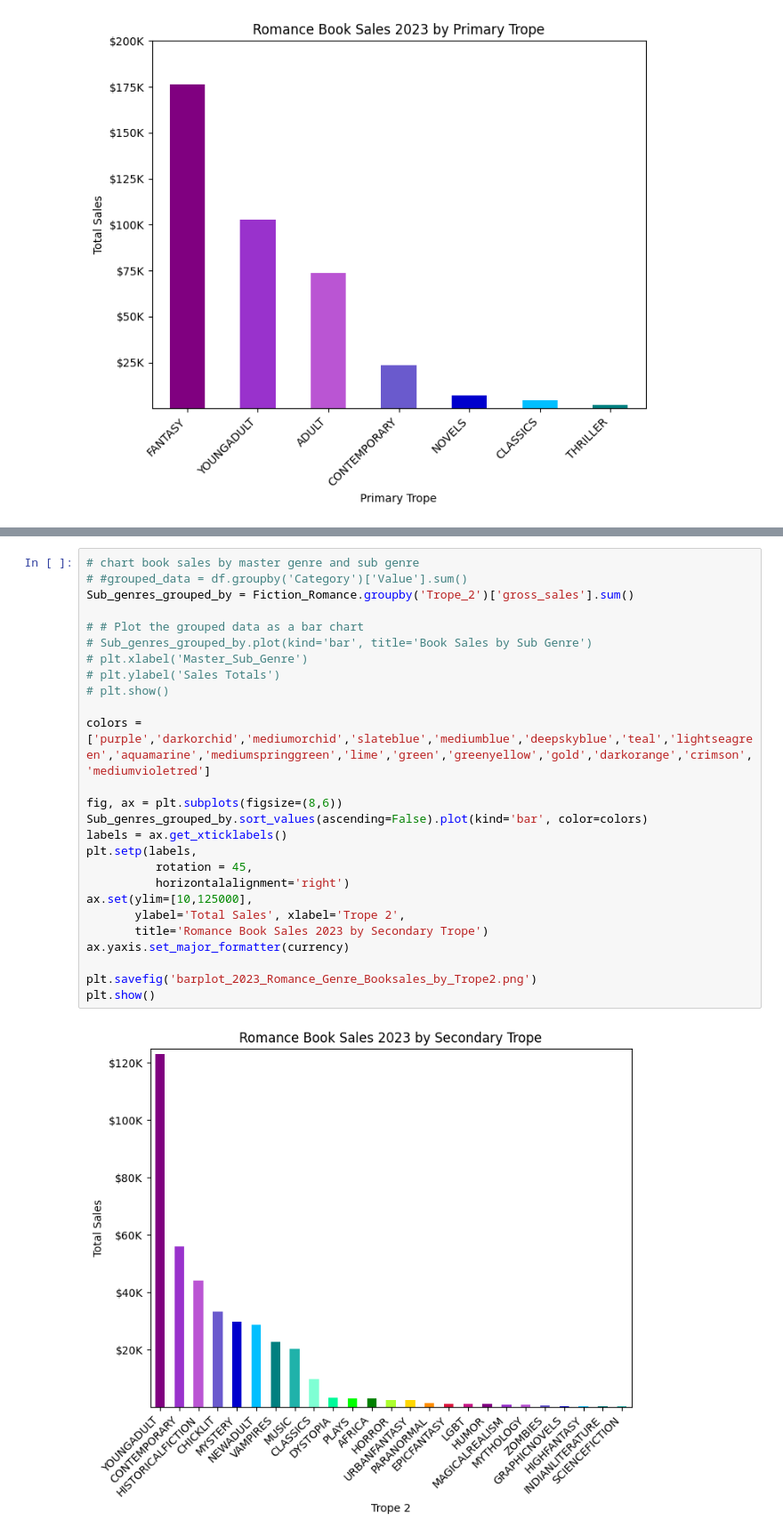
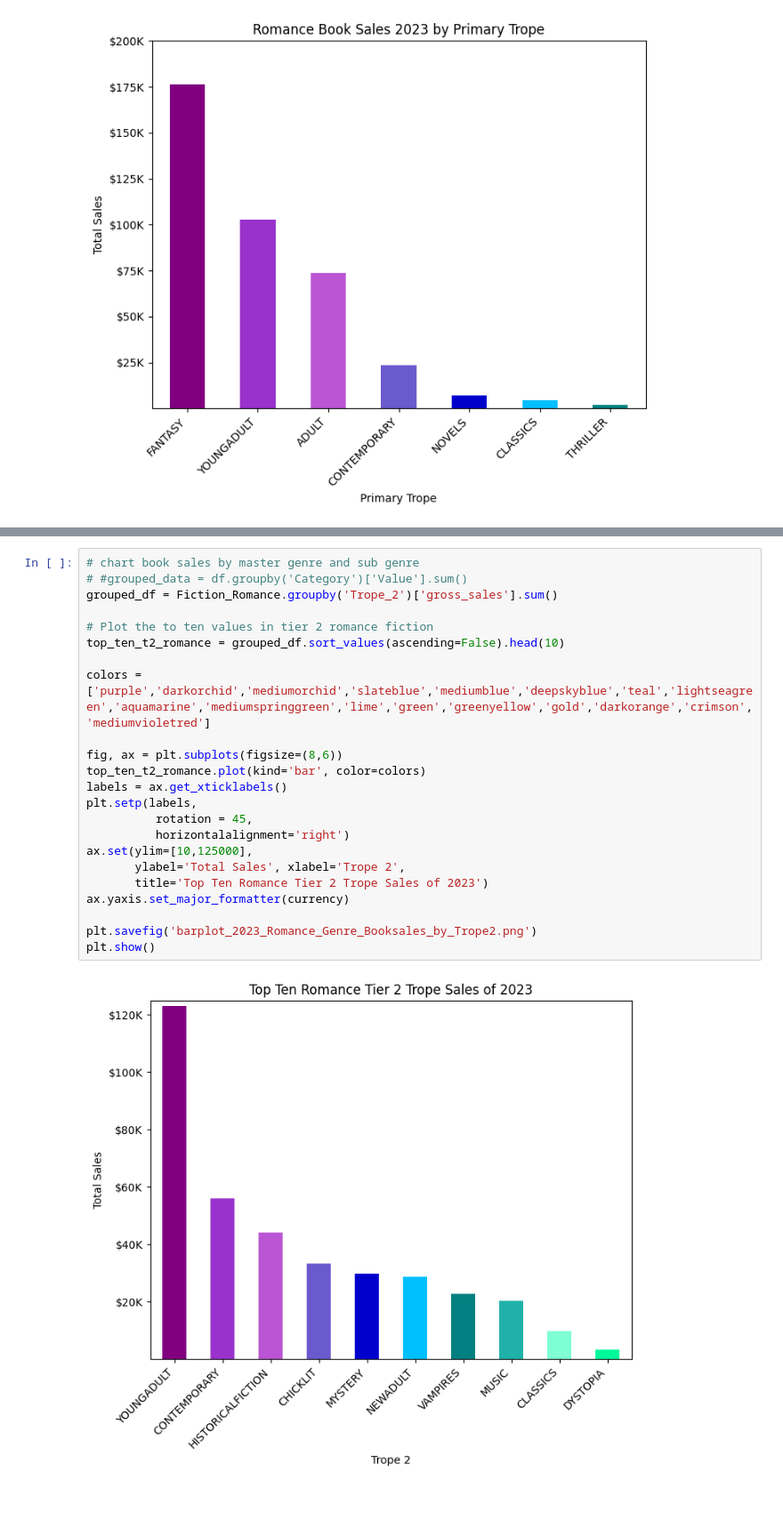
Before and after one commit to ammabe1/Publish-Me---Release-Assistant, a Jupyter notebook: Publish_Me Release_Assistant.ipynb, the cells around one changed output, grey strips where cells are left out. Shown at 89% size. Drawn from its saved outputs; the diff is of its cells as text; blank space fills up the shorter version.

```diff
--- a/Publish_Me Release_Assistant.ipynb
+++ b/Publish_Me Release_Assistant.ipynb
@@ -1395,28 +1337,25 @@ Name: gross_sales, dtype: float64
 # %%
 # chart book sales by master genre and sub genre
 # #grouped_data = df.groupby('Category')['Value'].sum()
-Sub_genres_grouped_by = Fiction_Romance.groupby('Trope_2')['gross_sales'].sum()
+grouped_df = Fiction_Romance.groupby('Trope_2')['gross_sales'].sum()
 
-# # Plot the grouped data as a bar chart
-# Sub_genres_grouped_by.plot(kind='bar', title='Book Sales by Sub Genre')
-# plt.xlabel('Master_Sub_Genre')
-# plt.ylabel('Sales Totals')
-# plt.show()
+# Plot the to ten values in tier 2 romance fiction
+top_ten_t2_romance = grouped_df.sort_values(ascending=False).head(10)
 
 colors = ['purple','darkorchid','mediumorchid','slateblue','mediumblue','deepskyblue','teal','lightseagreen','aquamarine','mediumspringgreen','lime','green','greenyellow','gold','darkorange','crimson','mediumvioletred']
 
 fig, ax = plt.subplots(figsize=(8,6))
-Sub_genres_grouped_by.sort_values(ascending=False).plot(kind='bar', color=colors)
+top_ten_t2_romance.plot(kind='bar', color=colors)
 labels = ax.get_xticklabels()
 plt.setp(labels,
           rotation = 45,
           horizontalalignment='right')
 ax.set(ylim=[10,125000],
        ylabel='Total Sales', xlabel='Trope 2',
-       title='Romance Book Sales 2023 by Secondary Trope')
+       title='Top Ten Romance Tier 2 Trope Sales of 2023')
 ax.yaxis.set_major_formatter(currency)
 
 plt.savefig('barplot_2023_Romance_Genre_Booksales_by_Trope2.png')
 plt.show()
 # %% [output]
-[figure, old version]
+[figure, new version]
```
Also changed, not shown: parts of 19 cells of this notebook, 1 other file.
